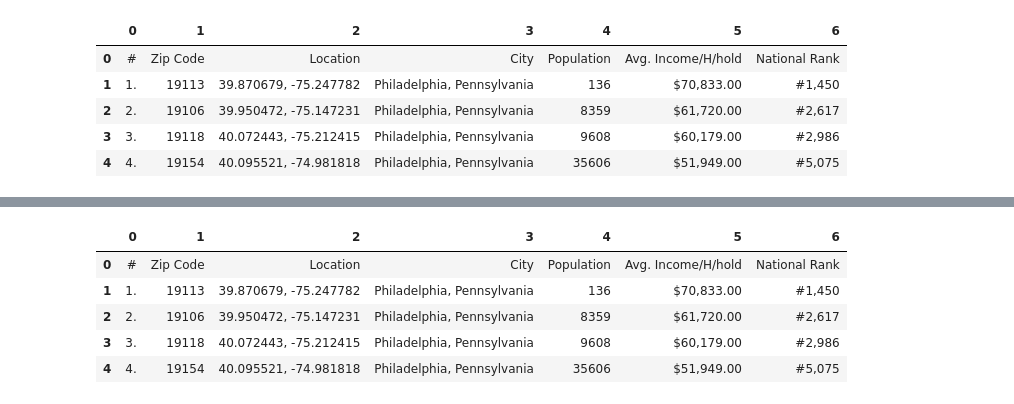
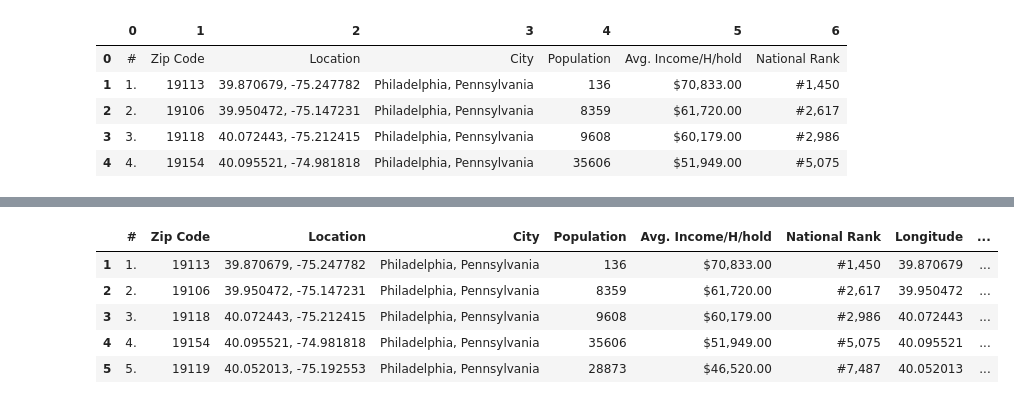
Before and after one commit to jzhang17/IBM-capstone, a Jupyter notebook: Analyzing Neighborhoods in Philadelphia .ipynb, the cells around one changed output, grey strips where cells are left out. Saved outputs shown, nothing was run; the diff lists cells and outputs as text; code cells hidden in the pictures.

```diff
--- a/Analyzing Neighborhoods in Philadelphia .ipynb
+++ b/Analyzing Neighborhoods in Philadelphia .ipynb
@@ -778,3 +747,6 @@ df_income.head()
 | 2 | 2. | 19106 | 39.950472, -75.147231 | Philadelphia, Pennsylvania | 8359 | $61,720.00 | #2,617 |
 | 3 | 3. | 19118 | 40.072443, -75.212415 | Philadelphia, Pennsylvania | 9608 | $60,179.00 | #2,986 |
 | 4 | 4. | 19154 | 40.095521, -74.981818 | Philadelphia, Pennsylvania | 35606 | $51,949.00 | #5,075 |
+# %%
+df_LL = pd.DataFrame(df_income[2].str.split(',',1).tolist())
+df_LL.head()
@@ -780,0 +760,3 @@ df_income.head()
+# %%
+df_income = pd.concat([df_income, df_LL], axis=1, join='inner')
+df_income.head()
@@ -780,0 +770,5 @@ df_income.head()
+# %%
+columns_index = ["#","Zip Code","Location","City","Population","Avg. Income/H/hold","National Rank","Longitude","Latitude"]
+# %%
+df_income.columns = columns_index
+df_income.head()
@@ -781,10 +782,10 @@ df_income.head()
 # %%
-df_income = df_income.rename(columns=df.iloc[0])
+df_income = df_income.drop([0])
 df_income.head()
 # %% [output]
-|  | 0 | 1 | 2 | 3 | 4 | 5 | 6 |
-| 0 | # | Zip Code | Location | City | Population | Avg. Income/H/hold | National Rank |
-| 1 | 1. | 19113 | 39.870679, -75.247782 | Philadelphia, Pennsylvania | 136 | $70,833.00 | #1,450 |
-| 2 | 2. | 19106 | 39.950472, -75.147231 | Philadelphia, Pennsylvania | 8359 | $61,720.00 | #2,617 |
-| 3 | 3. | 19118 | 40.072443, -75.212415 | Philadelphia, Pennsylvania | 9608 | $60,179.00 | #2,986 |
-| 4 | 4. | 19154 | 40.095521, -74.981818 | Philadelphia, Pennsylvania | 35606 | $51,949.00 | #5,075 |
+|  | # | Zip Code | Location | City | Population | Avg. Income/H/hold | National Rank | Longitude | ... |
+| 1 | 1. | 19113 | 39.870679, -75.247782 | Philadelphia, Pennsylvania | 136 | $70,833.00 | #1,450 | 39.870679 | ... |
+| 2 | 2. | 19106 | 39.950472, -75.147231 | Philadelphia, Pennsylvania | 8359 | $61,720.00 | #2,617 | 39.950472 | ... |
+| 3 | 3. | 19118 | 40.072443, -75.212415 | Philadelphia, Pennsylvania | 9608 | $60,179.00 | #2,986 | 40.072443 | ... |
+| 4 | 4. | 19154 | 40.095521, -74.981818 | Philadelphia, Pennsylvania | 35606 | $51,949.00 | #5,075 | 40.095521 | ... |
+| 5 | 5. | 19119 | 40.052013, -75.192553 | Philadelphia, Pennsylvania | 28873 | $46,520.00 | #7,487 | 40.052013 | ... |
```
Also changed, not shown: parts of 44 cells of this notebook.
